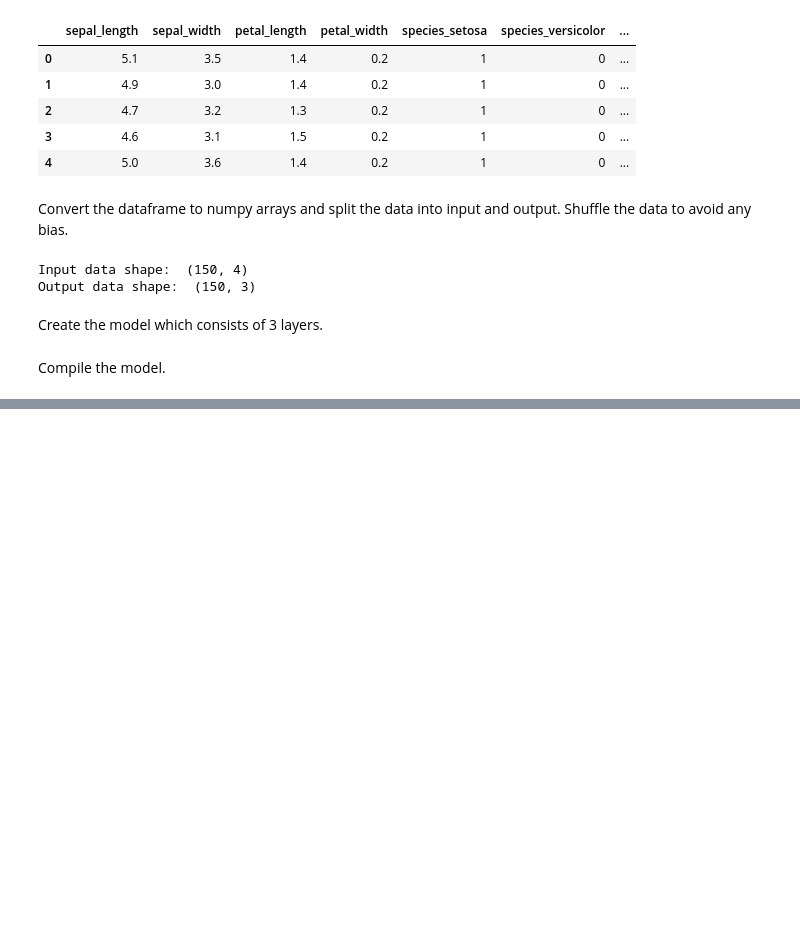
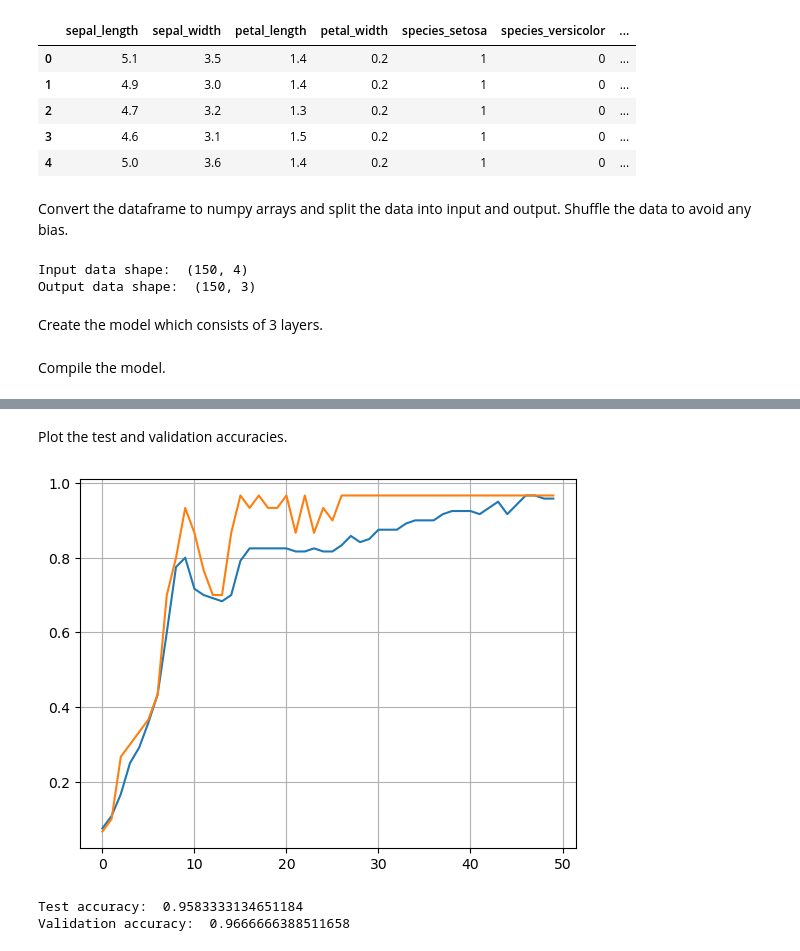
Before and after one commit to stefuthomas/NeuroverkkoTeoria, a Jupyter notebook: Assignments/Assignment1.ipynb, the cells around one changed output, grey strips where cells are left out. Cells and saved outputs as stored; diff of their text form; code cells hidden in the pictures; blank space fills up the shorter version.

```diff
--- a/Assignments/Assignment1.ipynb
+++ b/Assignments/Assignment1.ipynb
@@ -57,6 +57,6 @@ model.compile(optimizer='adam',
               loss='categorical_crossentropy',
               metrics=['accuracy'])
 # %%
-model.fit(X, y, epochs=50, batch_size=5, validation_split=0.2)
+history = model.fit(X, y, epochs=50, batch_size=10, validation_split=0.2)
 # %% [output]
 Epoch 1/50
@@ -79,0 +79,14 @@ Epoch 50/50
+# %% [markdown]
+Plot the test and validation accuracies.
+# %%
+plt.plot(history.history["accuracy"])
+plt.plot(history.history["val_accuracy"])
+plt.grid()
+plt.show()
+
+print ("Test accuracy: ", history.history["accuracy"][-1])
+print ("Validation accuracy: ", history.history["val_accuracy"][-1])
+# %% [output]
+[figure, added]
+Test accuracy:  0.9583333134651184
+Validation accuracy:  0.9666666388511658
```
Also changed, not shown: parts of 2 cells of this notebook.
